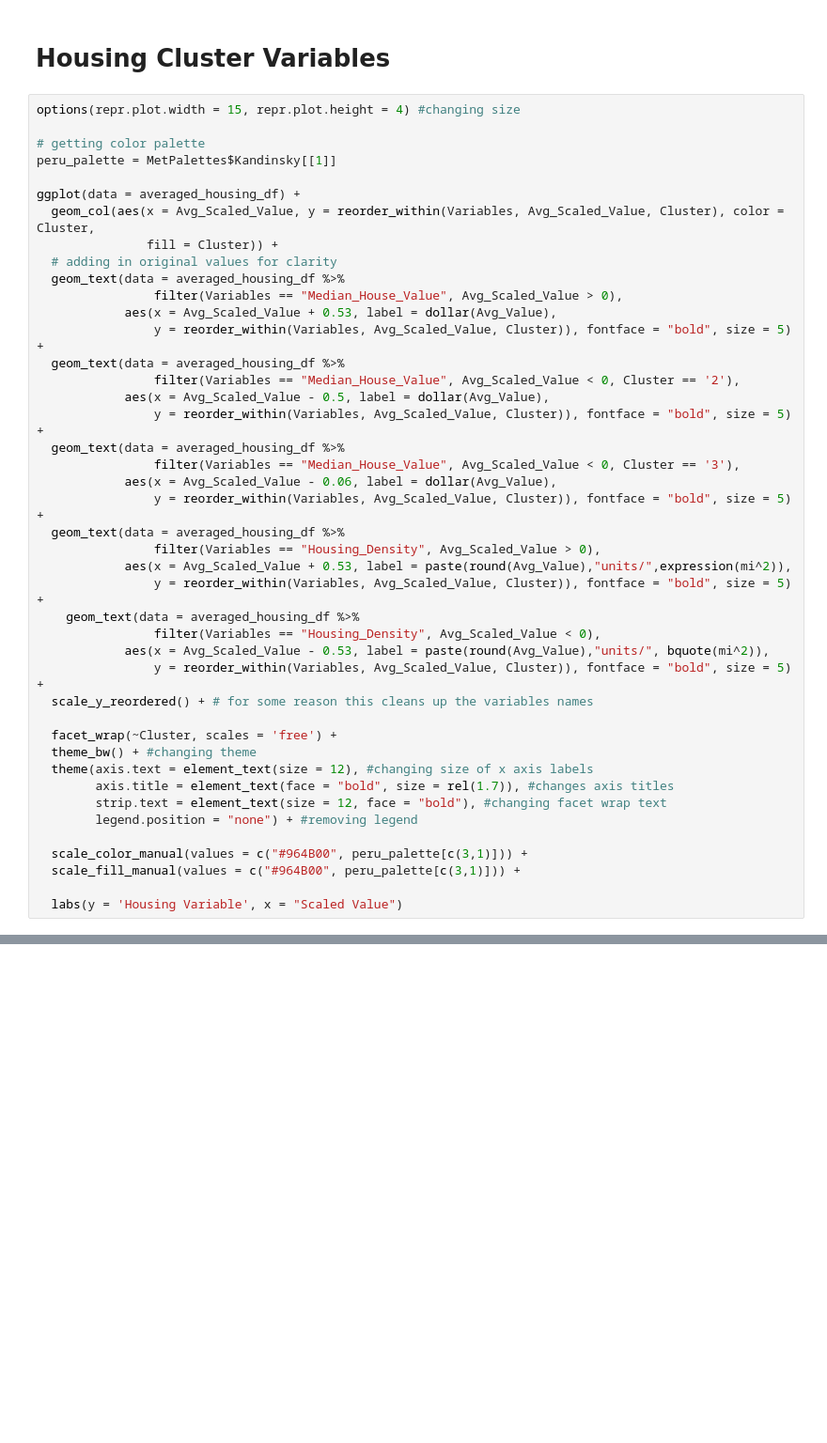
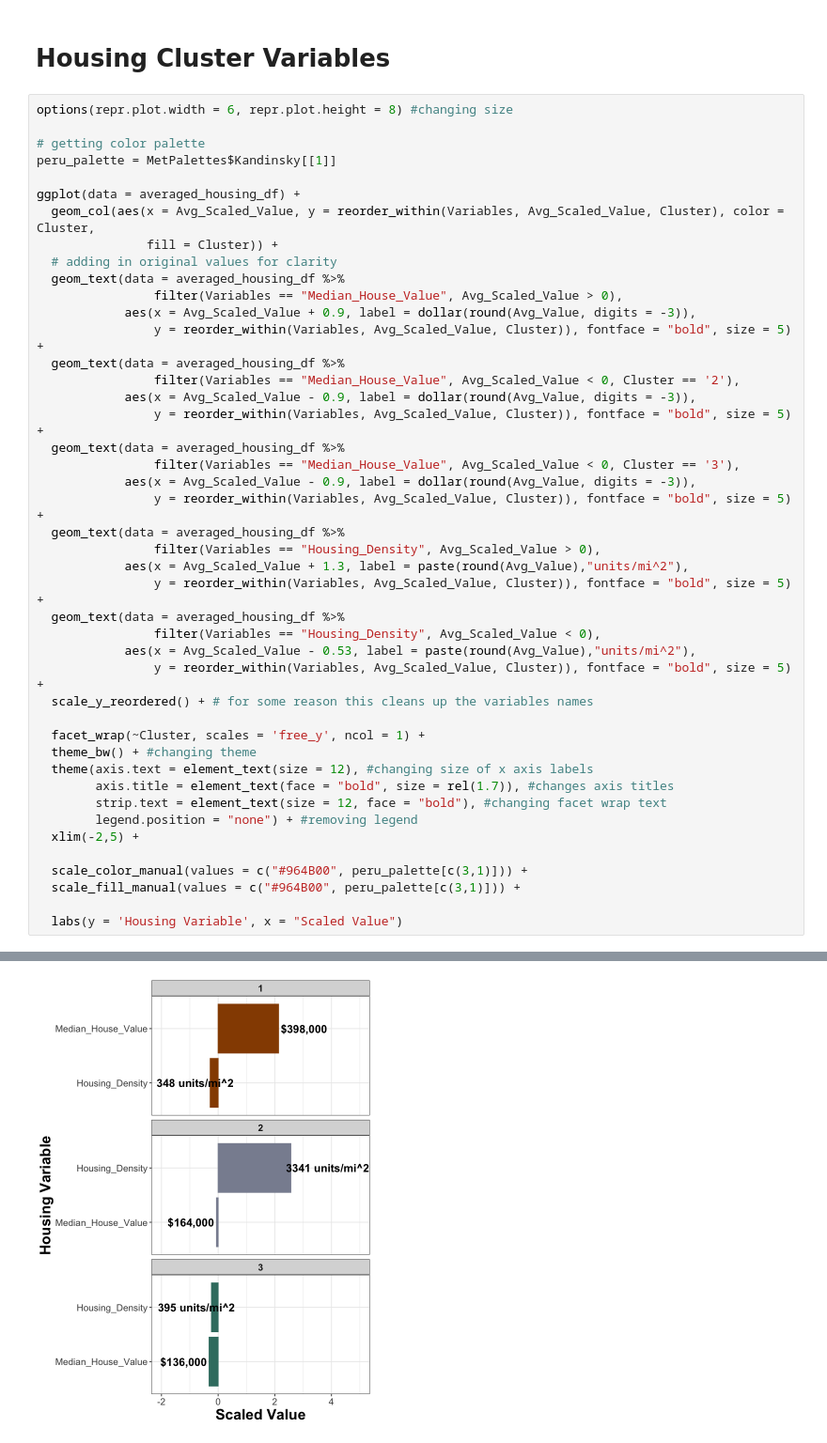
Before and after one commit to UNC-CEMALB/ENVIROSCAN, a Jupyter notebook: 5. Cluster Variable Plots/Cluster Variable Averages.ipynb, the cells around one changed output, grey strips where cells are left out. Shown at 94% size. Saved outputs shown, nothing was run; the diff lists cells and outputs as text; blank space fills up the shorter version.

```diff
--- a/5. Cluster Variable Plots/Cluster Variable Averages.ipynb
+++ b/5. Cluster Variable Plots/Cluster Variable Averages.ipynb
@@ -213,7 +231,7 @@ plot_grid(avg_ejscreen_figure_version1, avg_ejscreen_figure_version3, avg_ejscre
 # %% [markdown]
 # Housing Cluster Variables
 # %%
-options(repr.plot.width = 15, repr.plot.height = 4) #changing size
+options(repr.plot.width = 6, repr.plot.height = 8) #changing size
 
 # getting color palette
 peru_palette = MetPalettes$Kandinsky[[1]]
@@ -224,32 +242,33 @@ ggplot(data = averaged_housing_df) +
   # adding in original values for clarity
   geom_text(data = averaged_housing_df %>%
                 filter(Variables == "Median_House_Value", Avg_Scaled_Value > 0),
-            aes(x = Avg_Scaled_Value + 0.53, label = dollar(Avg_Value),
+            aes(x = Avg_Scaled_Value + 0.9, label = dollar(round(Avg_Value, digits = -3)),
                 y = reorder_within(Variables, Avg_Scaled_Value, Cluster)), fontface = "bold", size = 5) +
   geom_text(data = averaged_housing_df %>%
                 filter(Variables == "Median_House_Value", Avg_Scaled_Value < 0, Cluster == '2'),
-            aes(x = Avg_Scaled_Value - 0.5, label = dollar(Avg_Value),
+            aes(x = Avg_Scaled_Value - 0.9, label = dollar(round(Avg_Value, digits = -3)),
                 y = reorder_within(Variables, Avg_Scaled_Value, Cluster)), fontface = "bold", size = 5) +
   geom_text(data = averaged_housing_df %>%
                 filter(Variables == "Median_House_Value", Avg_Scaled_Value < 0, Cluster == '3'),
-            aes(x = Avg_Scaled_Value - 0.06, label = dollar(Avg_Value),
+            aes(x = Avg_Scaled_Value - 0.9, label = dollar(round(Avg_Value, digits = -3)),
                 y = reorder_within(Variables, Avg_Scaled_Value, Cluster)), fontface = "bold", size = 5) +
   geom_text(data = averaged_housing_df %>%
                 filter(Variables == "Housing_Density", Avg_Scaled_Value > 0),
-            aes(x = Avg_Scaled_Value + 0.53, label = paste(round(Avg_Value),"units/",expression(mi^2)),
+            aes(x = Avg_Scaled_Value + 1.3, label = paste(round(Avg_Value),"units/mi^2"),
                 y = reorder_within(Variables, Avg_Scaled_Value, Cluster)), fontface = "bold", size = 5) +
-    geom_text(data = averaged_housing_df %>%
+  geom_text(data = averaged_housing_df %>%
                 filter(Variables == "Housing_Density", Avg_Scaled_Value < 0),
-            aes(x = Avg_Scaled_Value - 0.53, label = paste(round(Avg_Value),"units/", bquote(mi^2)),
+            aes(x = Avg_Scaled_Value - 0.53, label = paste(round(Avg_Value),"units/mi^2"),
                 y = reorder_within(Variables, Avg_Scaled_Value, Cluster)), fontface = "bold", size = 5) +
   scale_y_reordered() + # for some reason this cleans up the variables names
 
-  facet_wrap(~Cluster, scales = 'free') +
+  facet_wrap(~Cluster, scales = 'free_y', ncol = 1) +
   theme_bw() + #changing theme
   theme(axis.text = element_text(size = 12), #changing size of x axis labels
         axis.title = element_text(face = "bold", size = rel(1.7)), #changes axis titles
         strip.text = element_text(size = 12, face = "bold"), #changing facet wrap text
         legend.position = "none") + #removing legend
+  xlim(-2,5) +
 
   scale_color_manual(values = c("#964B00", peru_palette[c(3,1)])) +
   scale_fill_manual(values = c("#964B00", peru_palette[c(3,1)])) +
@@ -275,0 +278 @@ Traceback:
+[figure, added]
```
Also changed, not shown: parts of 2 cells of this notebook.
